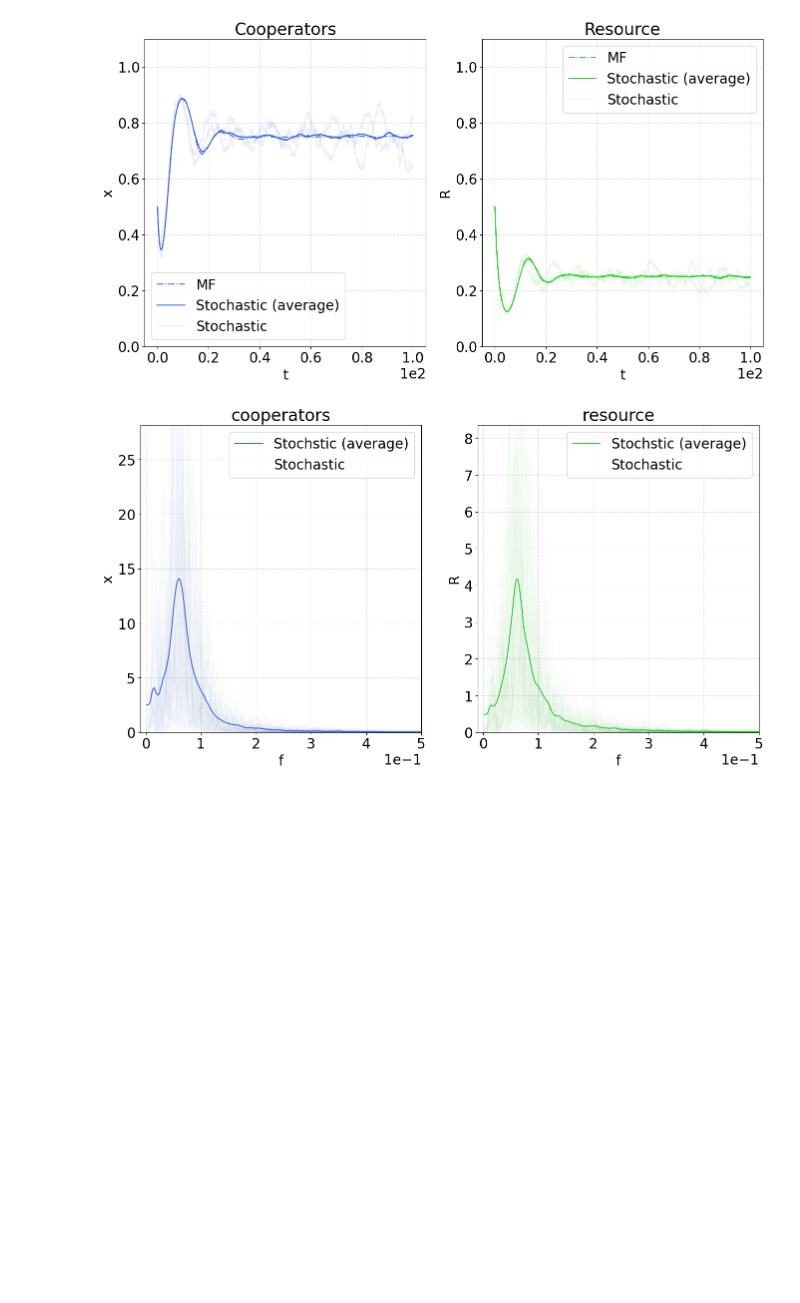
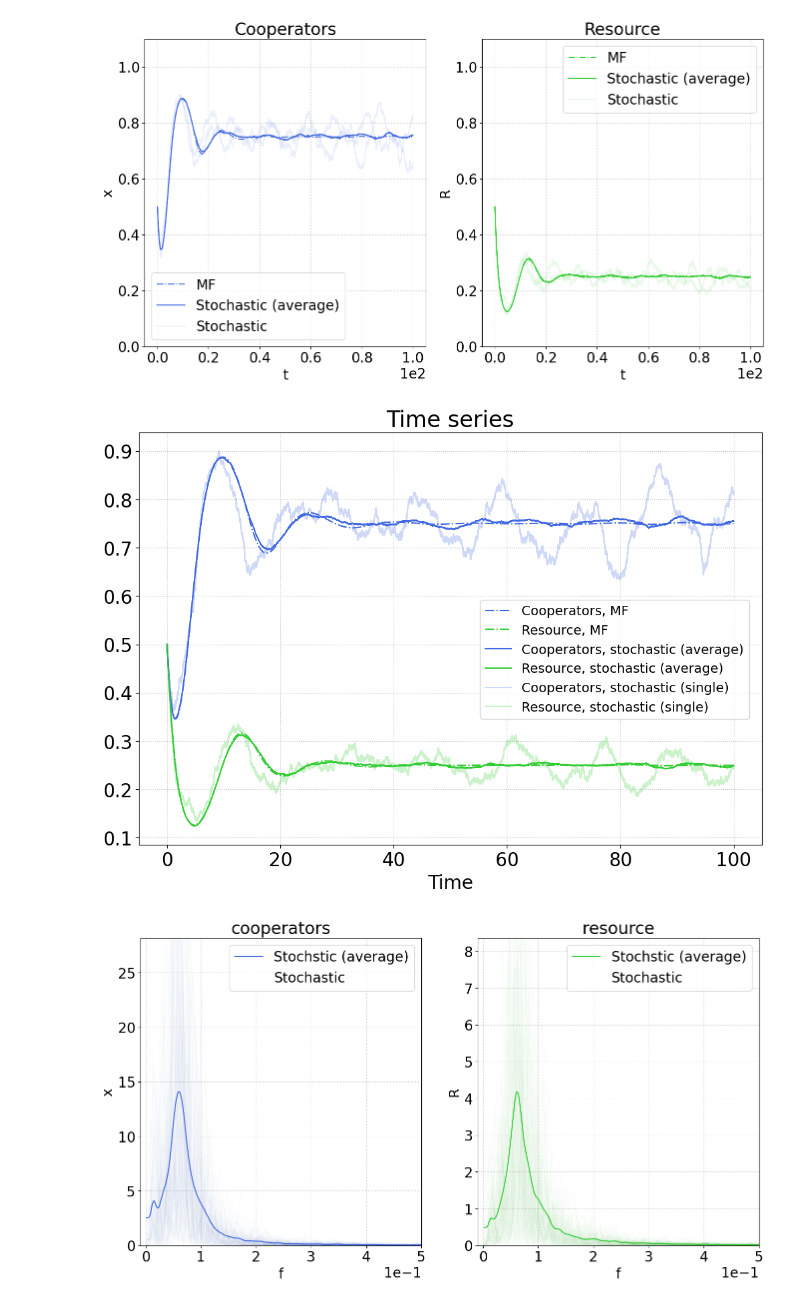
Before and after one commit to fabiomngzz/CPRSustainability, a Jupyter notebook: CPRSust_stochastic_dataAnalysis.ipynb, the cells around one changed output. Saved outputs shown, nothing was run; the diff lists cells and outputs as text; code cells hidden in the pictures; blank space fills up the shorter version.

Commit message:
final plot for paper

```diff
--- a/CPRSust_stochastic_dataAnalysis.ipynb
+++ b/CPRSust_stochastic_dataAnalysis.ipynb
@@ -635,7 +634,7 @@ parametersPS = {
     'xi' : 0.5,
     'Ri' : 0.5,
     'eC' : 0.5/200,
-    'eD' : 1.3/200
+    'eD' : 1.5/200
 }
 # %%
 dataPS = getSeriesFromPars(inputDirsKFVec[2],parametersPS)
@@ -847,6 +846,26 @@ if vis_kFpP_stocRes:
     figSingle_kFpP, axSingle_kFpP = CPRSustStocSimPlot(plotsObj)
 # %% [output]
 [figure]
+# %%
+# Figure for paper
+figFinal, axFinal = plt.subplots(1,1,figsize=(12,8))
+axFinal.grid(which='both',linestyle=':',color='k',alpha=0.25)
+axFinal.set_title('Time series')
+axFinal.set_xlabel('Time')
+axFinal.plot(serieskFpPMF['time'],serieskFpPMF['cooperators'],linestyle='dashdot',color='royalblue',label='Cooperators, MF')
+axFinal.plot(serieskFpPMF['time'],serieskFpPMF['resource'],linestyle='dashdot',color='limegreen',label='Resource, MF')
+axFinal.plot(tSimAvg_kFpP_stocRes,coopFracSeriesAvg_kFpP_stocRes,color='royalblue',label='Cooperators, stochastic (average)')
+axFinal.plot(tSimAvg_kFpP_stocRes,RSeriesAvg_kFpP_stocRes,color='limegreen',label='Resource, stochastic (average)')
+
+idxVisFinal = 1
+axFinal.plot(datakFpPPS['series'][idxVisFinal]['time'],datakFpPPS['series'][idxVisFinal]['cooperators'],color='royalblue',alpha=0.25,label='Cooperators, stochastic (single)')
+axFinal.plot(datakFpPPS['series'][idxVisFinal]['time'],datakFpPPS['series'][idxVisFinal]['resource'],color='limegreen',alpha=0.25,label='Resource, stochastic (single)')
+
+axFinal.legend(fontsize=14, loc='upper right', bbox_to_anchor=(0.99,0.61))
+
+plt.show()
+# %% [output]
+[figure, added]
 # %%
 # Time threshold for identifying the transient and calculate the power spectrum
 tThkFpPPS = 40
```
Also changed, not shown: parts of 1 cell of this notebook.
